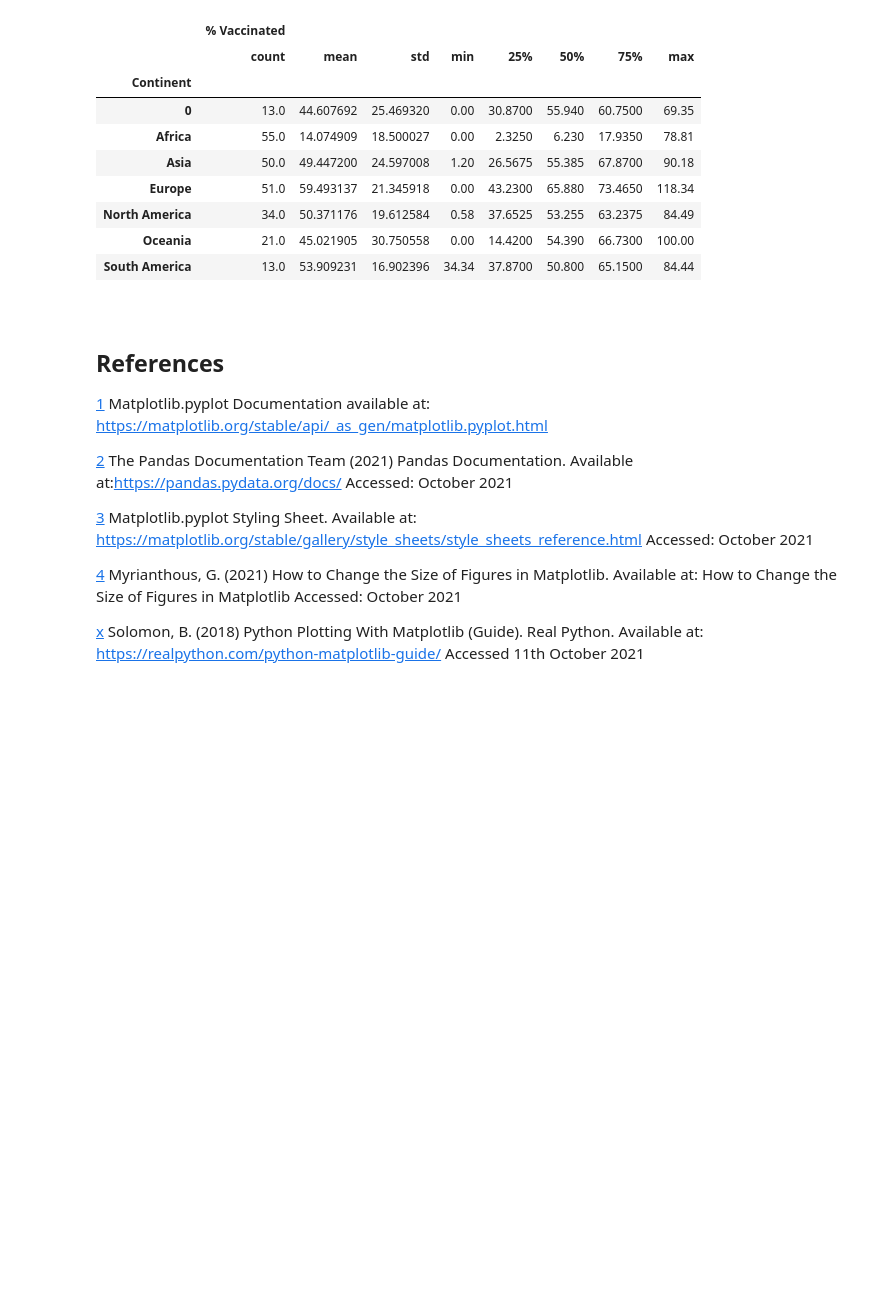
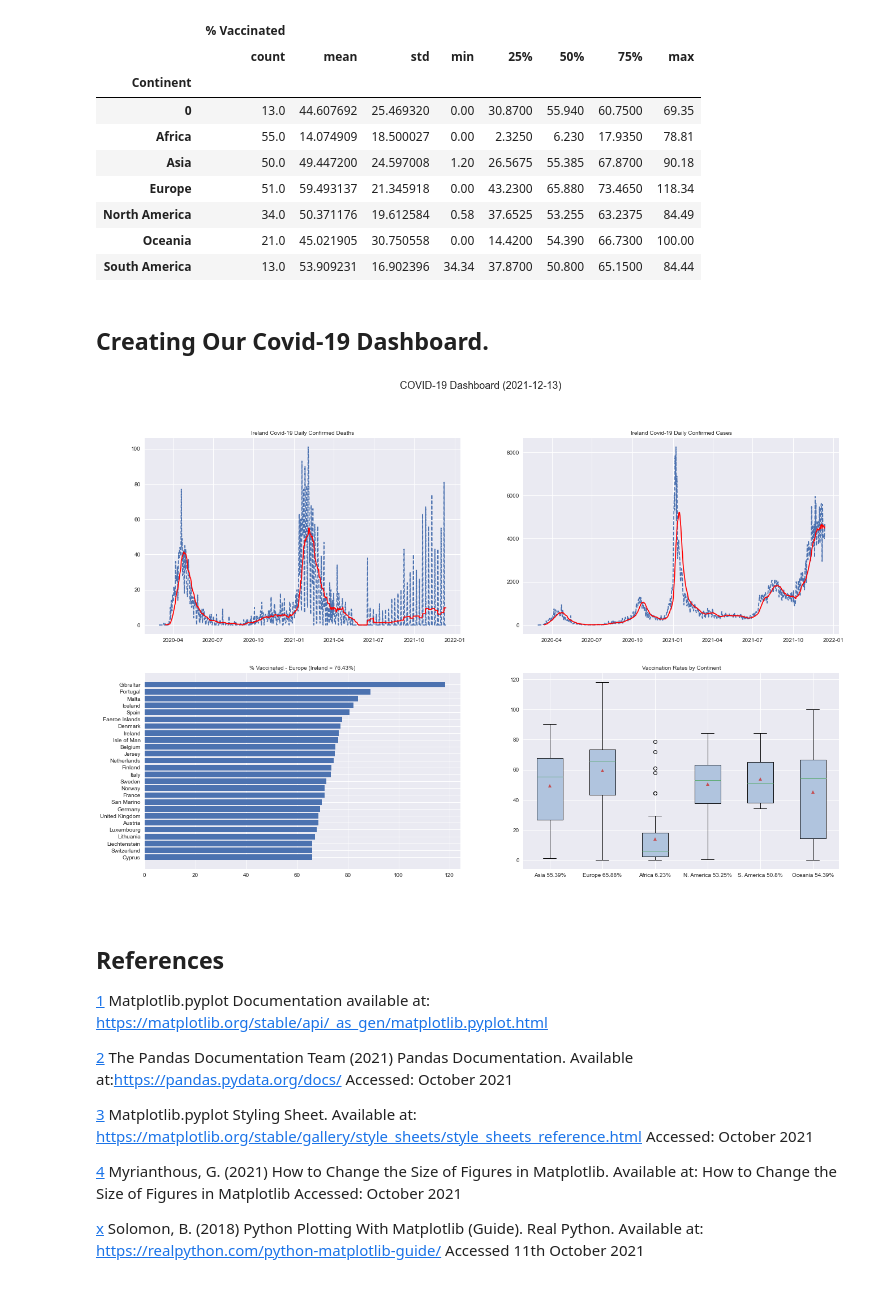
Before and after one commit to Sam-Tracey/Fundamentals-of-Data-Analysis, a Jupyter notebook: pyplot.ipynb, the cells around one changed output. Cells and saved outputs as stored; diff of their text form; code cells hidden in the pictures; blank space fills up the shorter version.

```diff
--- a/pyplot.ipynb
+++ b/pyplot.ipynb
@@ -874,6 +884,43 @@ table2.groupby(['Continent'])[['% Vaccinated']].describe()
 | North America | 34.0 | 50.371176 | 19.612584 | 0.58 | 37.6525 | 53.255 | 63.2375 | 84.49 |
 | Oceania | 21.0 | 45.021905 | 30.750558 | 0.00 | 14.4200 | 54.390 | 66.7300 | 100.00 |
 | South America | 13.0 | 53.909231 | 16.902396 | 34.34 | 37.8700 | 50.800 | 65.1500 | 84.44 |
+# %% [markdown]
+## Creating Our Covid-19 Dashboard.
+# %%
+#Change default figure size.
+plt.rcParams['figure.figsize'] = [22, 14]
+# %%
+# Create figure and 4 axes - the first number passed to subplots defines
+# the number of rows. The second number defines the number of columns.
+fig, axs = plt.subplots(2,2)
+# Add overall title to subplots.
+fig.suptitle(f'COVID-19 Dashboard ({now.date()})', fontsize=18)
+# Add title for subplot 1
+axs[0,0].set_title("Ireland Covid-19 Daily Confirmed Deaths", fontsize=10)
+# Add time series plot of covid deaths in Ireland to subplot 1
+axs[0,0].plot(df['Date'], df['ConfirmedCovidDeaths'], linestyle='dashed', label='Daily Covid Deaths')
+# Plot the moving average on another axes and change line colour.
+axs[0,0].plot(df['Date'], df['ma_14_deaths'], color='red', label='14 Day MA (Deaths)')
+# Add title for subplot 2
+axs[0,1].set_title("Ireland Covid-19 Daily Confirmed Cases", fontsize=10)
+# Add time series plot of covid cases in Ireland to subplot 2.
+axs[0,1].plot(df['Date'], df['ConfirmedCovidCases'], linestyle='dashed', label='Daily Covid Cases')
+# Plot the moving average on another axes and change line colour.
+axs[0,1].plot(df['Date'], df['ma_14_cases'], color='red', label='14 Day MA (Cases)')
+# Add title for subplot 3.
+axs[1,0].set_title(f"% Vaccinated - Europe (Ireland = {ire_perc}%)", fontsize=10)
+# Add horizontal bar chart of vaccination rates in Europe to subplot 3.
+axs[1,0].barh(top25_perc['location'], top25_perc[
+    'people_fully_vaccinated_per_hundred'], align='center')
+# Add title for subplot 4.
+axs[1,1].set_title("Vaccination Rates by Continent", fontsize=10)
+# Add boxplot of vaccination rates by continent to subplot 4.
+axs[1,1].boxplot(dataset, labels=labels, showmeans=True, patch_artist=True,
+           boxprops=dict(facecolor=colour))
+
+plt.show()
+# %% [output]
+[figure, added]
 # %% [markdown]
 <br>
 
```
Also changed, not shown: parts of 19 cells of this notebook, 5 other files.
